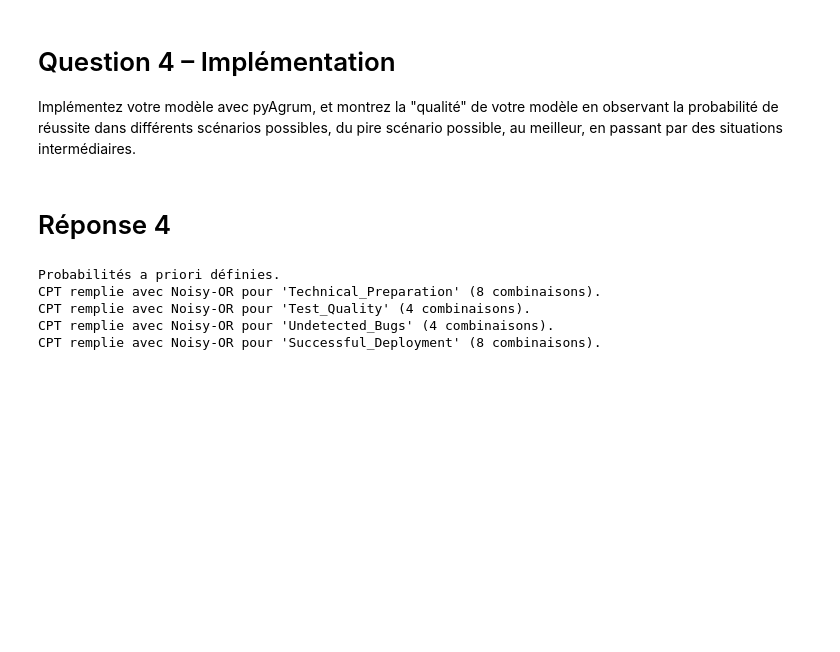
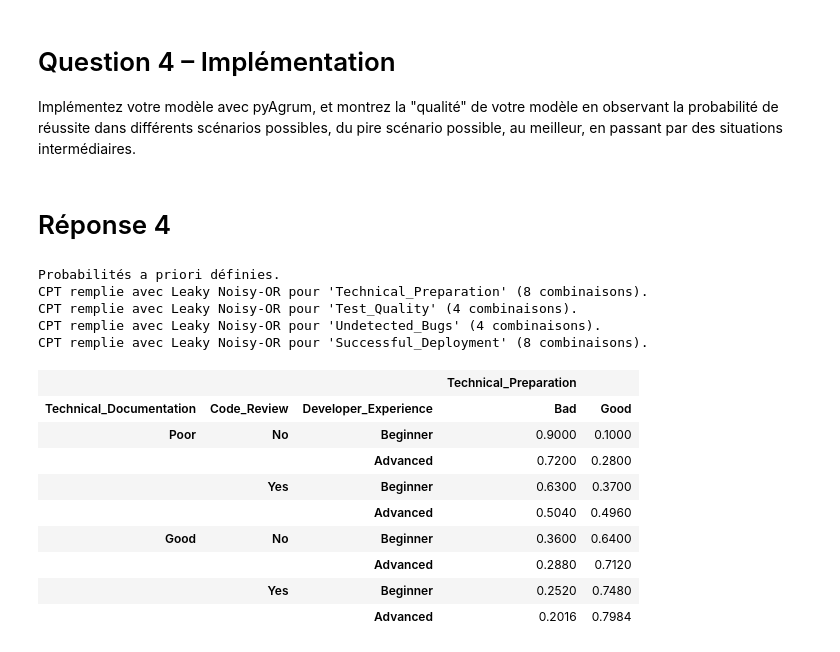
Before and after one commit to EtherNeil/Bayesian-Network, a Jupyter notebook: notebook.ipynb, the cells around one changed output. Cells and saved outputs as stored; diff of their text form; code cells hidden in the pictures; blank space fills up the shorter version.

```diff
--- a/notebook.ipynb
+++ b/notebook.ipynb
@@ -106,6 +99,8 @@ Implémentez votre modèle avec pyAgrum, et montrez la "qualité" de votre modè
 # %% [markdown]
 # Réponse 4
 # %%
+import itertools
+
 # --- Remplissage des Probabilités A Priori ---
 try:
     bn.cpt("Developer_Experience").fillWith([0.3, 0.7])
@@ -119,12 +114,12 @@ except Exception as e:
     print(f"Erreur lors de la définition des probabilités a priori : {e}")
 
 
-# --- Fonction pour calculer une CPT avec Noisy-OR ---
-def calculate_manual_noisy_or_cpt(bn: gum.BayesNet, child_var, parent_vars, causal_params, leak_prob):
+# --- Fonction pour calculer une CPT avec Leaky Noisy-OR ---
+def calculate_noisy_or(bn: gum.BayesNet, child_var: str, parent_vars: list[str], causal_params: dict[tuple[str, int]], leak_prob: float) -> None:
     try:
         child_labels = bn.variable(child_var).labels()
         if len(child_labels) != 2:
-            raise ValueError(f"La logique Noisy-OR implémentée ici ne supporte que les enfants binaires. '{child_var}' a {len(child_labels)} états.")
+            raise ValueError(f"La logique Leaky Noisy-OR implémentée ici ne supporte que les enfants binaires. '{child_var}' a {len(child_labels)} états.")
 
         parent_states_list = [bn.variable(parent).labels() for parent in parent_vars]
         parent_state_combinations = list(itertools.product(*parent_states_list))
@@ -143,40 +138,53 @@ def calculate_manual_noisy_or_cpt(bn: gum.BayesNet, child_var, parent_vars, caus
 
             prob_effect = 1.0 - prob_no_effect
 
-            cpt_list.extend([prob_effect, prob_no_effect])
+            cpt_list.extend([prob_no_effect, prob_effect])
 
         bn.cpt(child_var).fillWith(cpt_list)
-        print(f"CPT remplie avec Noisy-OR pour '{child_var}' ({len(parent_state_combinations)} combinaisons).")
+        print(f"CPT remplie avec Leaky Noisy-OR pour '{child_var}' ({len(parent_state_combinations)} combinaisons).")
     except Exception as e:
-        print(f"Erreur lors du calcul/remplissage de la CPT Noisy-OR manuelle pour '{child_var}': {e}")
+        print(f"Erreur lors du calcul/remplissage de la CPT Leaky Noisy-OR manuelle pour '{child_var}': {e}")
 
-# --- Remplissage des Probabilités Conditionnelles (NoisyOr) ---
+# --- Remplissage des Probabilités Conditionnelles (Leaky Noisy-Or) ---
 child = "Technical_Preparation"
 parents = ["Developer_Experience", "Code_Review", "Technical_Documentation"]
 leak = 0.1
 params = {"Developer_Experience": ("Advanced", 0.6), "Code_Review": ("Yes", 0.3), "Technical_Documentation": ("Good", 0.2)}
-calculate_manual_noisy_or_cpt(bn, child, parents, params, leak)
+calculate_noisy_or(bn, child, parents, params, leak)
 
 child = "Test_Quality"
 parents = ["Automated_Tests", "Unit_Tests_Result"]
 leak = 0.05
 params = {"Automated_Tests": ("Yes", 0.4), "Unit_Tests_Result": ("Passed", 0.7)}
-calculate_manual_noisy_or_cpt(bn, child, parents, params, leak)
+calculate_noisy_or(bn, child, parents, params, leak)
 
 child = "Undetected_Bugs"
 parents = ["Test_Quality", "Preprod_Available"]
 leak = 0.05
-params = {"Test_Quality": ("Good", 0.4), "Preprod_Available": ("Yes", 0.7)}
-calculate_manual_noisy_or_cpt(bn, child, parents, params, leak)
+params = {"Test_Quality": ("Bad", 0.4), "Preprod_Available": ("No", 0.7)}
+calculate_noisy_or(bn, child, parents, params, leak)
 
 child = "Successful_Deployment"
 parents = ["Technical_Preparation", "Test_Quality", "Undetected_Bugs"]
 leak = 0.02
-params = {"Technical_Preparation": ("Good", 0.3), "Test_Quality": ("Good", 0.4), "Undetected_Bugs": ("No", 0.6)}
-calculate_manual_noisy_or_cpt(bn, child, parents, params, leak)
+params = {"Technical_Preparation": ("Bad", 0.7), "Test_Quality": ("Good", 0.4), "Undetected_Bugs": ("Yes", 0.6)}
+calculate_noisy_or(bn, child, parents, params, leak)
 # %% [output]
 Probabilités a priori définies.
-CPT remplie avec Noisy-OR pour 'Technical_Preparation' (8 combinaisons).
-CPT remplie avec Noisy-OR pour 'Test_Quality' (4 combinaisons).
-CPT remplie avec Noisy-OR pour 'Undetected_Bugs' (4 combinaisons).
-CPT remplie avec Noisy-OR pour 'Successful_Deployment' (8 combinaisons).
+CPT remplie avec Leaky Noisy-OR pour 'Technical_Preparation' (8 combinaisons).
+CPT remplie avec Leaky Noisy-OR pour 'Test_Quality' (4 combinaisons).
+CPT remplie avec Leaky Noisy-OR pour 'Undetected_Bugs' (4 combinaisons).
+CPT remplie avec Leaky Noisy-OR pour 'Successful_Deployment' (8 combinaisons).
+# %%
+bn.cpt("Technical_Preparation")
+# %% [output]
+|  |  |  | Technical_Preparation |  |
+| Technical_Documentation | Code_Review | Developer_Experience | Bad | Good |
+| Poor | No | Beginner | 0.9000 | 0.1000 |
+|  |  | Advanced | 0.7200 | 0.2800 |
+|  | Yes | Beginner | 0.6300 | 0.3700 |
+|  |  | Advanced | 0.5040 | 0.4960 |
+| Good | No | Beginner | 0.3600 | 0.6400 |
+|  |  | Advanced | 0.2880 | 0.7120 |
+|  | Yes | Beginner | 0.2520 | 0.7480 |
+|  |  | Advanced | 0.2016 | 0.7984 |
```
Also changed, not shown: parts of 6 cells of this notebook.
